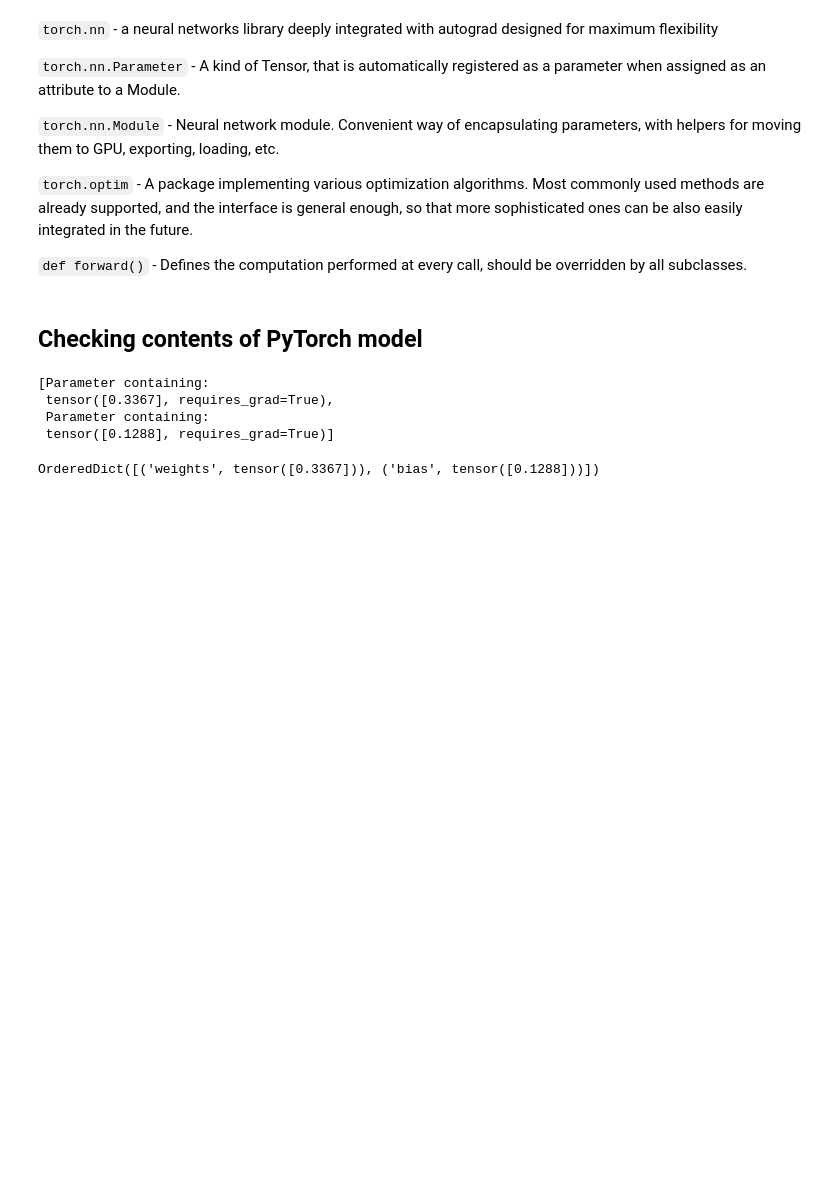
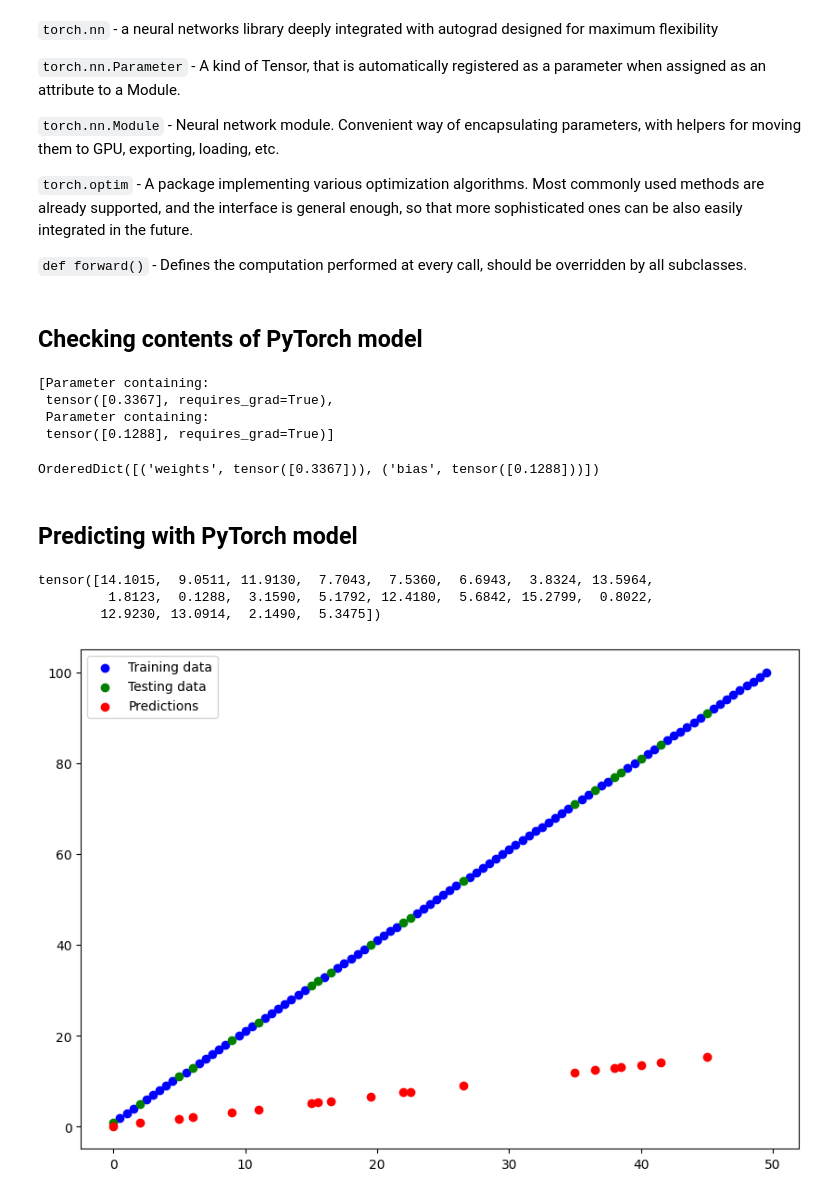
Before and after one commit to vishwasg217/Pytorch-tutorial, a Jupyter notebook: pytorch_workflow.ipynb, the cells around one changed output. Cells and saved outputs as stored; diff of their text form; code cells hidden in the pictures; blank space fills up the shorter version.

```diff
--- a/pytorch_workflow.ipynb
+++ b/pytorch_workflow.ipynb
@@ -99,3 +99,18 @@ list(model.parameters())
 model.state_dict()
 # %% [output]
 OrderedDict([('weights', tensor([0.3367])), ('bias', tensor([0.1288]))])
+# %% [markdown]
+## Predicting with PyTorch model
+# %%
+with torch.inference_mode(): #switches of gradient calculation. Hence making the prediction faster. Can also use torch.no_grad()
+    y_pred = model(X_test)
+
+y_pred
+# %% [output]
+tensor([14.1015,  9.0511, 11.9130,  7.7043,  7.5360,  6.6943,  3.8324, 13.5964,
+         1.8123,  0.1288,  3.1590,  5.1792, 12.4180,  5.6842, 15.2799,  0.8022,
+        12.9230, 13.0914,  2.1490,  5.3475])
+# %%
+plot_predictions(predictions=y_pred)
+# %% [output]
+[figure, added]
```
Also changed, not shown: parts of 5 cells of this notebook.
